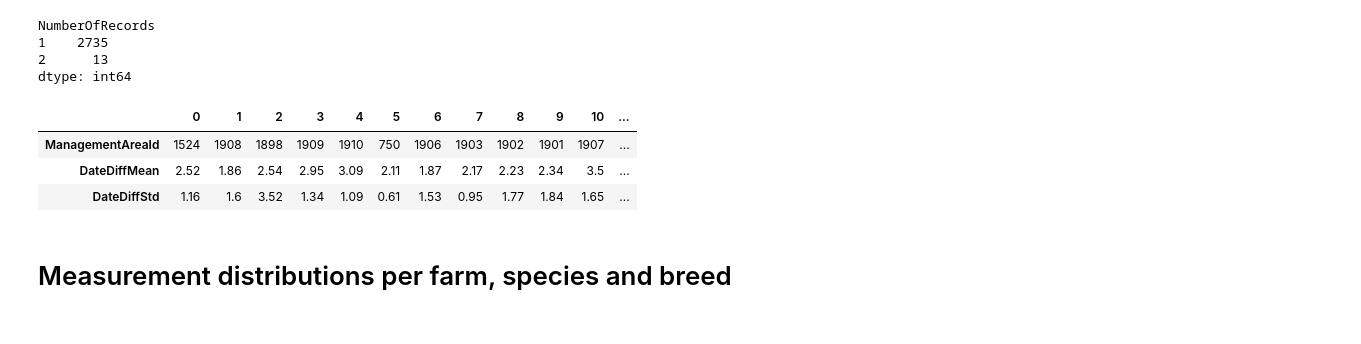
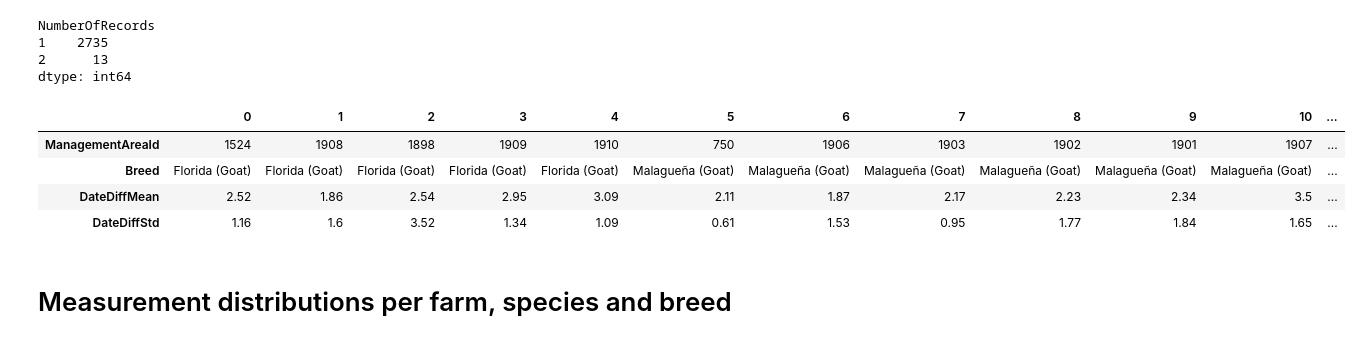
Before and after one commit to bryantchakote/aic-2024, a Jupyter notebook: notebooks/data_analysis.ipynb, the cells around one changed output. Cells and saved outputs as stored; diff of their text form; code cells hidden in the pictures.

Commit message:
Added breed in day diff

```diff
--- a/notebooks/data_analysis.ipynb
+++ b/notebooks/data_analysis.ipynb
@@ -250,21 +250,23 @@ NumberOfRecords
 2      13
 dtype: int64
 # %%
-MeasurementDayDiff = pd.DataFrame([], columns=["ManagementAreaId", "DateDiffMean", "DateDiffStd"])
+MeasurementDayDiff = pd.DataFrame([], columns=["ManagementAreaId", "Breed", "DateDiffMean", "DateDiffStd"])
 
 for i, ManagementAreaId in enumerate(MilkMeasurements["ManagementAreaId"].unique()):
     FarmData = MilkMeasurements[MilkMeasurements["ManagementAreaId"] == ManagementAreaId]
+    breed = FarmData["Breed"].unique()[0]
     day_diff = FarmData["SampleDate"].sort_values().diff().dt.days
     day_diff_mean = round(day_diff.mean(), 2)
     day_diff_std = round(day_diff.std(), 2)
-    MeasurementDayDiff.loc[i] = [ManagementAreaId, day_diff_mean, day_diff_std]
+    MeasurementDayDiff.loc[i] = [ManagementAreaId, breed, day_diff_mean, day_diff_std]
 
 MeasurementDayDiff = MeasurementDayDiff.T
 MeasurementDayDiff.to_csv(output / "MeasurementDayDiff.csv", header=False)
 MeasurementDayDiff
 # %% [output]
 |  | 0 | 1 | 2 | 3 | 4 | 5 | 6 | 7 | 8 | 9 | 10 | ... |
 | ManagementAreaId | 1524 | 1908 | 1898 | 1909 | 1910 | 750 | 1906 | 1903 | 1902 | 1901 | 1907 | ... |
+| Breed | Florida (Goat) | Florida (Goat) | Florida (Goat) | Florida (Goat) | Florida (Goat) | Malagueña (Goat) | Malagueña (Goat) | Malagueña (Goat) | Malagueña (Goat) | Malagueña (Goat) | Malagueña (Goat) | ... |
 | DateDiffMean | 2.52 | 1.86 | 2.54 | 2.95 | 3.09 | 2.11 | 1.87 | 2.17 | 2.23 | 2.34 | 3.5 | ... |
 | DateDiffStd | 1.16 | 1.6 | 3.52 | 1.34 | 1.09 | 0.61 | 1.53 | 0.95 | 1.77 | 1.84 | 1.65 | ... |
 # %% [markdown]
```
Also changed, not shown: 1 other file.
